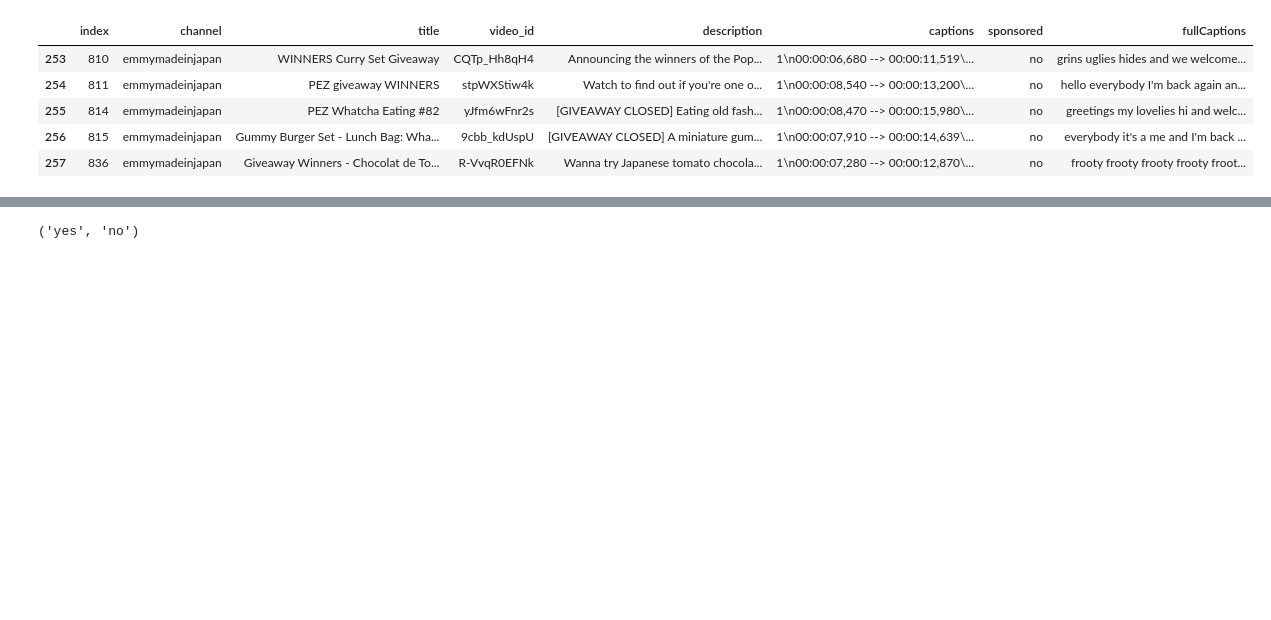
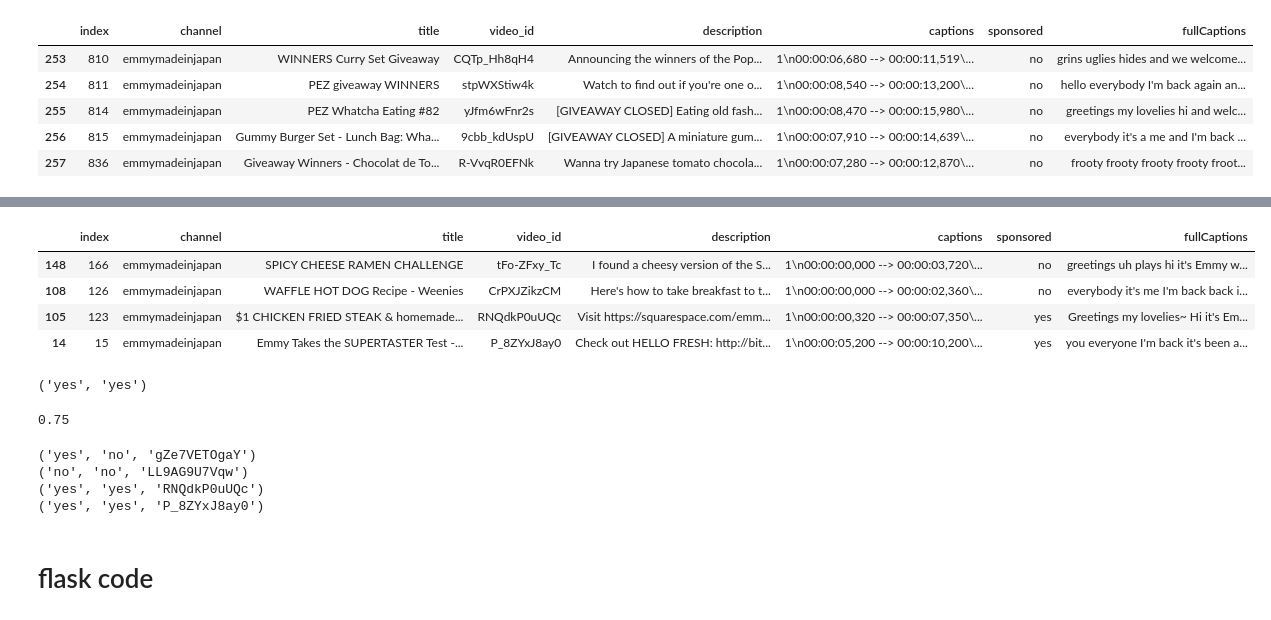
Before and after one commit to ajharry/Insight_Project, a Jupyter notebook: EmmyTokenizedClassification.ipynb, the cells around one changed output, grey strips where cells are left out. Cells and saved outputs as stored; diff of their text form; code cells hidden in the pictures; blank space fills up the shorter version.

Commit message:
flask backup

```diff
--- a/EmmyTokenizedClassification.ipynb
+++ b/EmmyTokenizedClassification.ipynb
@@ -159,5 +180,13 @@ nltk.classify.accuracy(classifier, test_feature_set)
+# %%
+test
+# %% [output]
+|  | index | channel | title | video_id | description | captions | sponsored | fullCaptions |
+| 148 | 166 | emmymadeinjapan | SPICY CHEESE RAMEN CHALLENGE | tFo-ZFxy_Tc | I found a cheesy version of the S... | 1\n00:00:00,000 --> 00:00:03,720\... | no | greetings uh plays hi it's Emmy w... |
+| 108 | 126 | emmymadeinjapan | WAFFLE HOT DOG Recipe - Weenies | CrPXJZikzCM | Here's how to take breakfast to t... | 1\n00:00:00,000 --> 00:00:02,360\... | no | everybody it's me I'm back back i... |
+| 105 | 123 | emmymadeinjapan | $1 CHICKEN FRIED STEAK & homemade... | RNQdkP0uUQc | Visit https://squarespace.com/emm... | 1\n00:00:00,320 --> 00:00:07,350\... | yes | Greetings my lovelies~ Hi it's Em... |
+| 14 | 15 | emmymadeinjapan | Emmy Takes the SUPERTASTER Test -... | P_8ZYxJ8ay0 | Check out HELLO FRESH: http://bit... | 1\n00:00:05,200 --> 00:00:10,200\... | yes | you everyone I'm back it's been a... |
 # %%
-i=0
+i=2
 (classifier.classify(document_features(test.fullCaptions.iloc[i])), test.sponsored.iloc[i])
 # %% [output]
-('yes', 'no')
+('yes', 'yes')
@@ -163,0 +197,17 @@ i=0
+# %%
+filename = 'sponView_classifier.sav'
+classifier = pickle.load(open(filename, 'rb'))
+nltk.classify.accuracy(classifier, test_feature_set)
+# %% [output]
+0.75
+# %%
+for i in range(4):
+    print((classifier.classify(document_features(test.fullCaptions.iloc[i])),
+           test.sponsored.iloc[i],test.video_id.iloc[i]) )
+# %% [output]
+('yes', 'no', 'gZe7VETOgaY')
+('no', 'no', 'LL9AG9U7Vqw')
+('yes', 'yes', 'RNQdkP0uUQc')
+('yes', 'yes', 'P_8ZYxJ8ay0')
+# %% [markdown]
+# flask code
```
Also changed, not shown: parts of 19 cells of this notebook, 41 other files.
